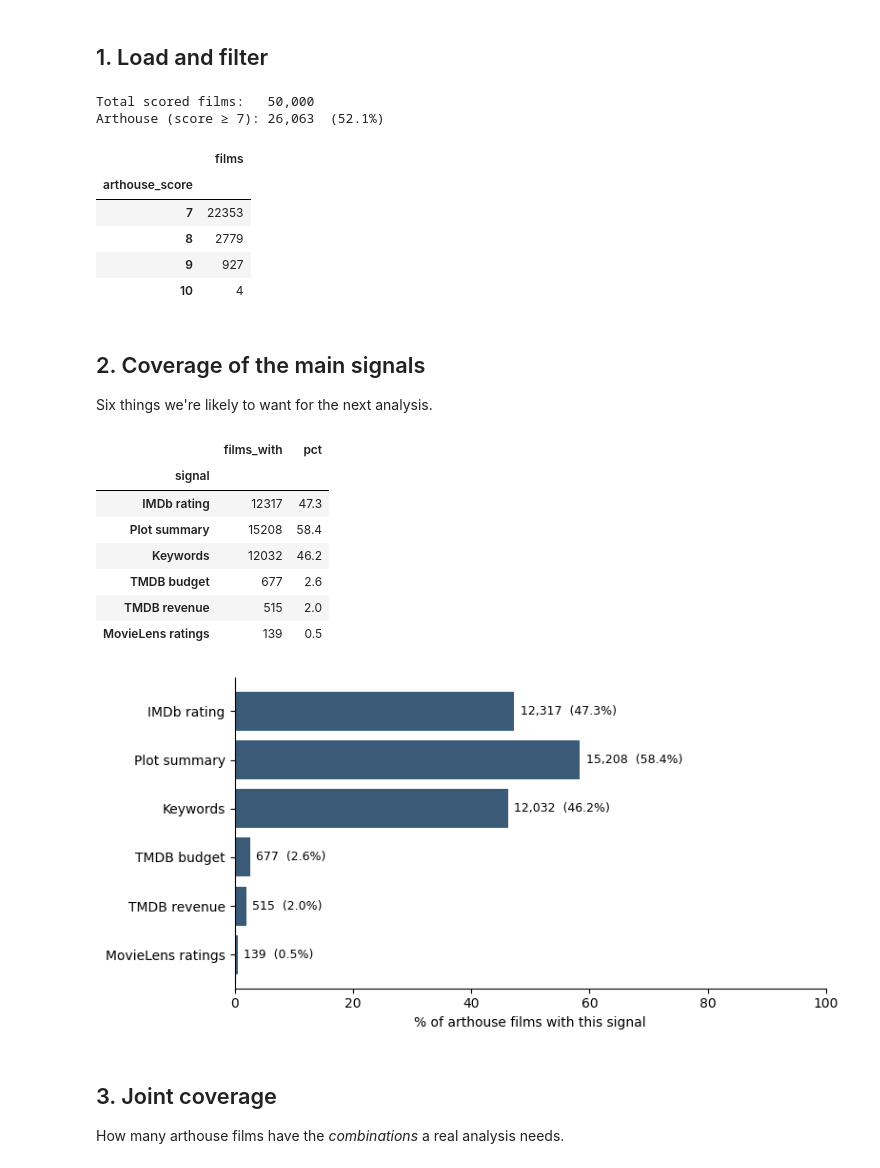
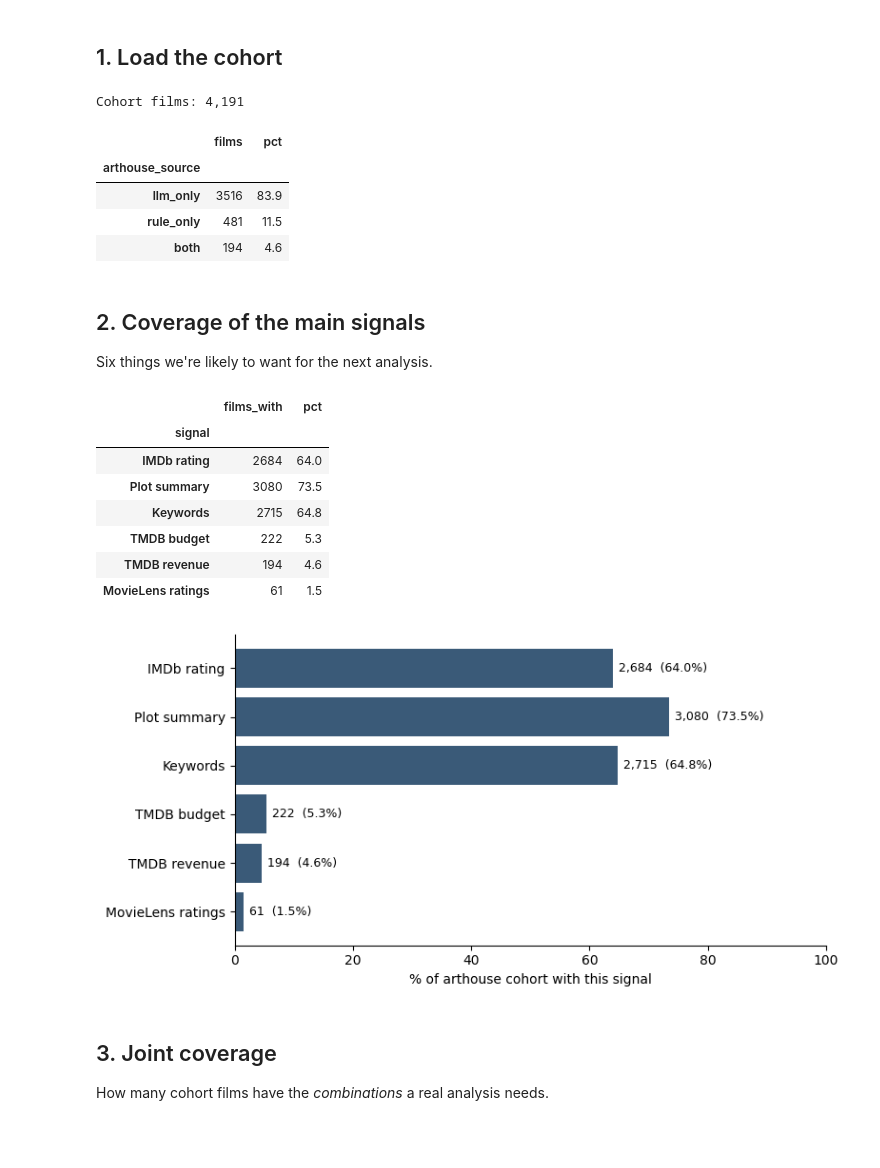
Before and after one commit to JakobEmilPalmason/from-analytics-to-action, a Jupyter notebook: notebooks/arthouse/arthouse-analysis/coverage_executed.ipynb, the cells around one changed output. Saved outputs shown, nothing was run; the diff lists cells and outputs as text; code cells hidden in the pictures; blank space fills up the shorter version.

```diff
--- a/notebooks/arthouse/arthouse-analysis/coverage_executed.ipynb
+++ b/notebooks/arthouse/arthouse-analysis/coverage_executed.ipynb
@@ -6,7 +6,7 @@
 
 **Question:** for the films we *do* care about, how many have the data we'd need for a real analysis — IMDb ratings, plot text, budget/revenue, MovieLens ratings?
 # %% [markdown]
-## 1. Load and filter
+## 1. Load the cohort
 # %%
 import os
 from pathlib import Path
@@ -27,25 +27,20 @@ for candidate in [PROJECT_ROOT, *PROJECT_ROOT.parents]:
         break
 os.chdir(PROJECT_ROOT)
 
-raw = pd.read_csv('notebooks/arthouse/arthouse-LLM-classification/films_arthouse_scored.csv')
-df = raw[raw['arthouse_score'] >= 7].copy()
+df = pd.read_csv('notebooks/arthouse/arthouse-analysis/arthouse_cohort.csv')
 
-print(f'Total scored films:   {len(raw):,}')
-print(f'Arthouse (score ≥ 7): {len(df):,}  ({len(df)/len(raw)*100:.1f}%)')
+print(f'Cohort films: {len(df):,}')
 
-score_dist = df['arthouse_score'].astype(int).value_counts().sort_index()
-score_dist.index.name = 'arthouse_score'
-score_dist.name = 'films'
-display(score_dist.to_frame())
+source_dist = df['arthouse_source'].value_counts().rename_axis('arthouse_source').to_frame('films')
+source_dist['pct'] = (source_dist['films'] / len(df) * 100).round(1)
+display(source_dist)
 # %% [output]
-Total scored films:   50,000
-Arthouse (score ≥ 7): 26,063  (52.1%)
+Cohort films: 4,191
-|  | films |
-| arthouse_score |  |
-| 7 | 22353 |
-| 8 | 2779 |
-| 9 | 927 |
-| 10 | 4 |
+|  | films | pct |
+| arthouse_source |  |  |
+| llm_only | 3516 | 83.9 |
+| rule_only | 481 | 11.5 |
+| both | 194 | 4.6 |
 # %% [markdown]
 ## 2. Coverage of the main signals
 
@@ -68,30 +63,30 @@ display(coverage)
 # %% [output]
 |  | films_with | pct |
 | signal |  |  |
-| IMDb rating | 12317 | 47.3 |
-| Plot summary | 15208 | 58.4 |
-| Keywords | 12032 | 46.2 |
-| TMDB budget | 677 | 2.6 |
-| TMDB revenue | 515 | 2.0 |
-| MovieLens ratings | 139 | 0.5 |
+| IMDb rating | 2684 | 64.0 |
+| Plot summary | 3080 | 73.5 |
+| Keywords | 2715 | 64.8 |
+| TMDB budget | 222 | 5.3 |
+| TMDB revenue | 194 | 4.6 |
+| MovieLens ratings | 61 | 1.5 |
 # %%
 fig, ax = plt.subplots(figsize=(8, 4))
 ax.barh(coverage.index, coverage['pct'], color='#3a5a78')
 ax.invert_yaxis()
 ax.set_xlim(0, 100)
-ax.set_xlabel('% of arthouse films with this signal')
+ax.set_xlabel('% of arthouse cohort with this signal')
 for i, (n, p) in enumerate(zip(coverage['films_with'], coverage['pct'])):
     ax.text(p + 1, i, f'{n:,}  ({p}%)', va='center', fontsize=9)
 for spine in ('top', 'right'):
     ax.spines[spine].set_visible(False)
 plt.tight_layout()
 plt.show()
 # %% [output]
-[figure, old version]
+[figure, new version]
 # %% [markdown]
 ## 3. Joint coverage
 
-How many arthouse films have the *combinations* a real analysis needs.
+How many cohort films have the *combinations* a real analysis needs.
 # %%
 combos = {
     'rating + budget':           signals['IMDb rating'] & signals['TMDB budget'],
```
Also changed, not shown: parts of 5 cells of this notebook, 3 other files.
